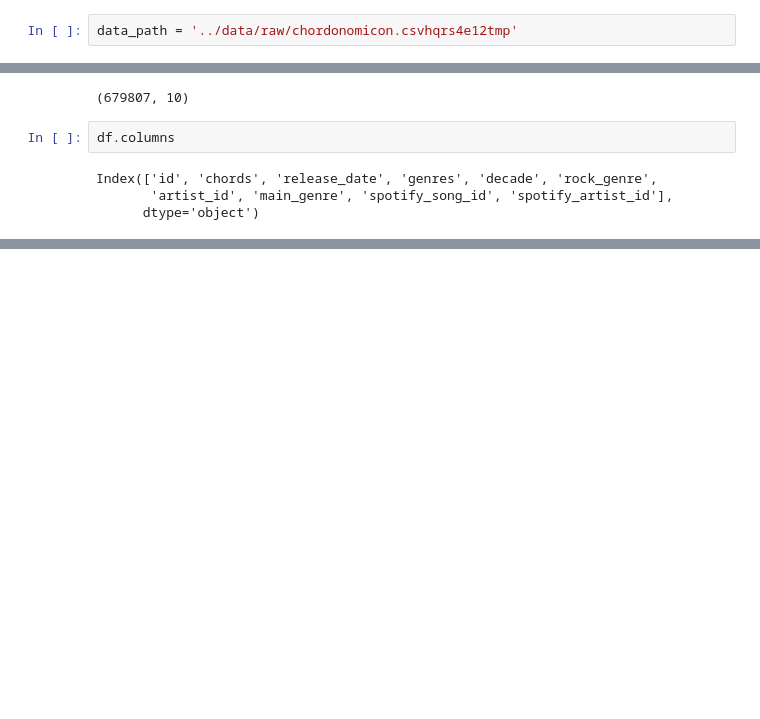
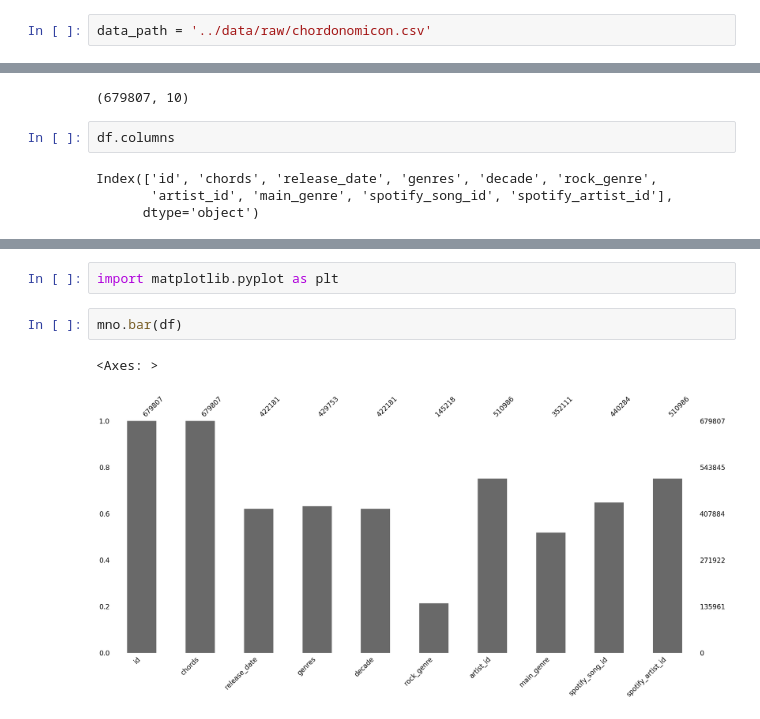
Before and after one commit to AtharvaBhalilkar/chord-gen-ai, a Jupyter notebook: notebooks/data_preprocessing.ipynb, the cells around one changed output, grey strips where cells are left out. Cells and saved outputs as stored; diff of their text form; blank space fills up the shorter version.

```diff
--- a/notebooks/data_preprocessing.ipynb
+++ b/notebooks/data_preprocessing.ipynb
@@ -4,7 +4,7 @@ import numpy as np
 # %% [markdown]
 ## Importing the data
 # %%
-data_path = '../data/raw/chordonomicon.csvhqrs4e12tmp'
+data_path = '../data/raw/chordonomicon.csv'
 # %%
 df = pd.read_csv(data_path)
 # %%
@@ -49,0 +105,7 @@ Name: spotify_artist_id, dtype: int64
+# %%
+import matplotlib.pyplot as plt
+# %%
+mno.bar(df)
+# %% [output]
+<Axes: >
+[figure, added]
```
Also changed, not shown: parts of 7 cells of this notebook.
